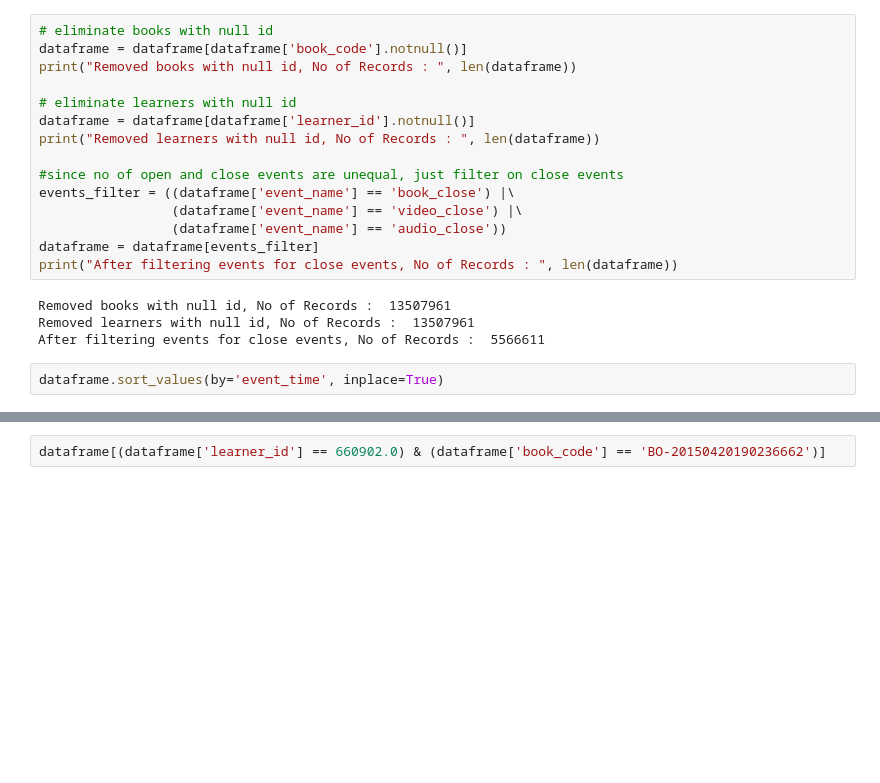
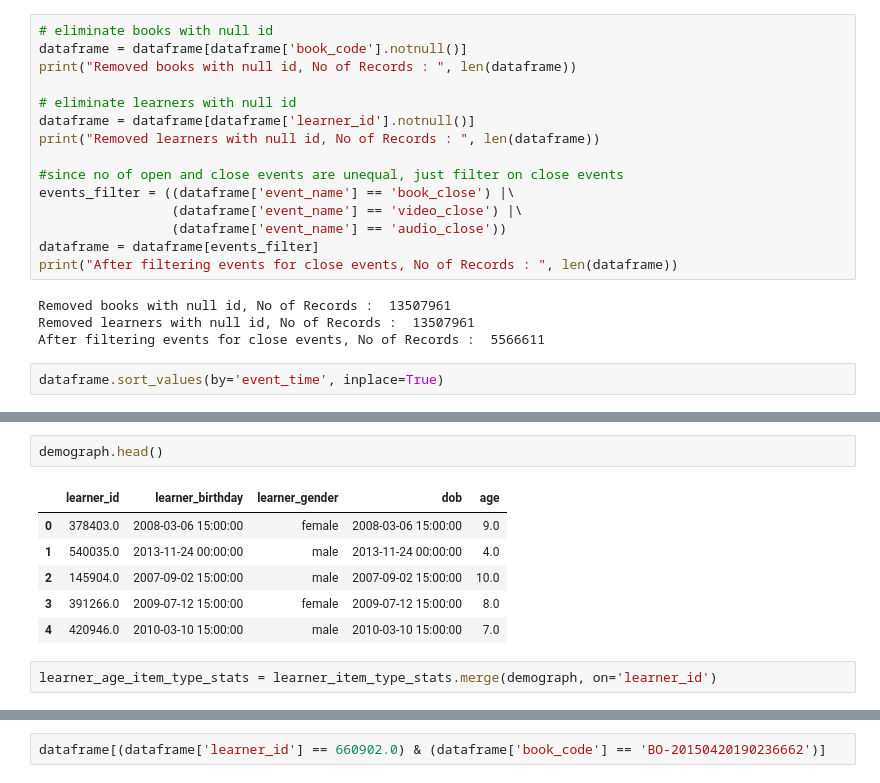
Before and after one commit to raviraju/recommender_system, a Jupyter notebook: debug_notebook_scripts/descriptive_stats.ipynb, the cells around one changed output, grey strips where cells are left out. Cells and saved outputs as stored; diff of their text form; blank space fills up the shorter version.

```diff
--- a/debug_notebook_scripts/descriptive_stats.ipynb
+++ b/debug_notebook_scripts/descriptive_stats.ipynb
@@ -42,0 +81,11 @@ dataframe.sort_values(by='event_time', inplace=True)
+# %%
+demograph.head()
+# %% [output]
+|  | learner_id | learner_birthday | learner_gender | dob | age |
+| 0 | 378403.0 | 2008-03-06 15:00:00 | female | 2008-03-06 15:00:00 | 9.0 |
+| 1 | 540035.0 | 2013-11-24 00:00:00 | male | 2013-11-24 00:00:00 | 4.0 |
+| 2 | 145904.0 | 2007-09-02 15:00:00 | male | 2007-09-02 15:00:00 | 10.0 |
+| 3 | 391266.0 | 2009-07-12 15:00:00 | female | 2009-07-12 15:00:00 | 8.0 |
+| 4 | 420946.0 | 2010-03-10 15:00:00 | male | 2010-03-10 15:00:00 | 7.0 |
+# %%
+learner_age_item_type_stats = learner_item_type_stats.merge(demograph, on='learner_id')
```
Also changed, not shown: parts of 14 cells of this notebook, 3 other files.
